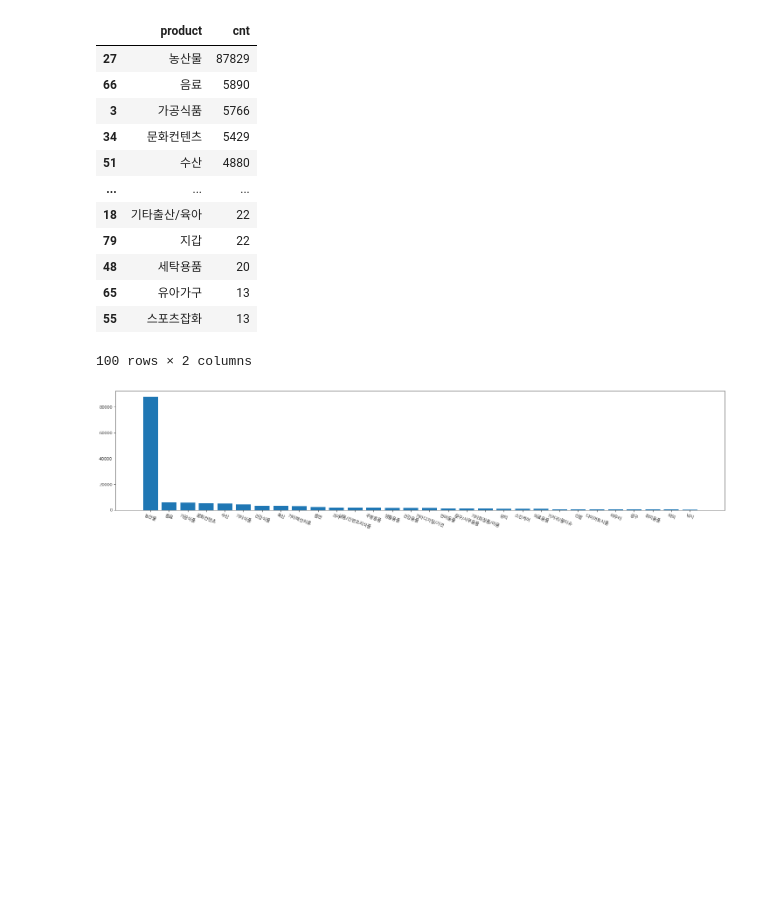
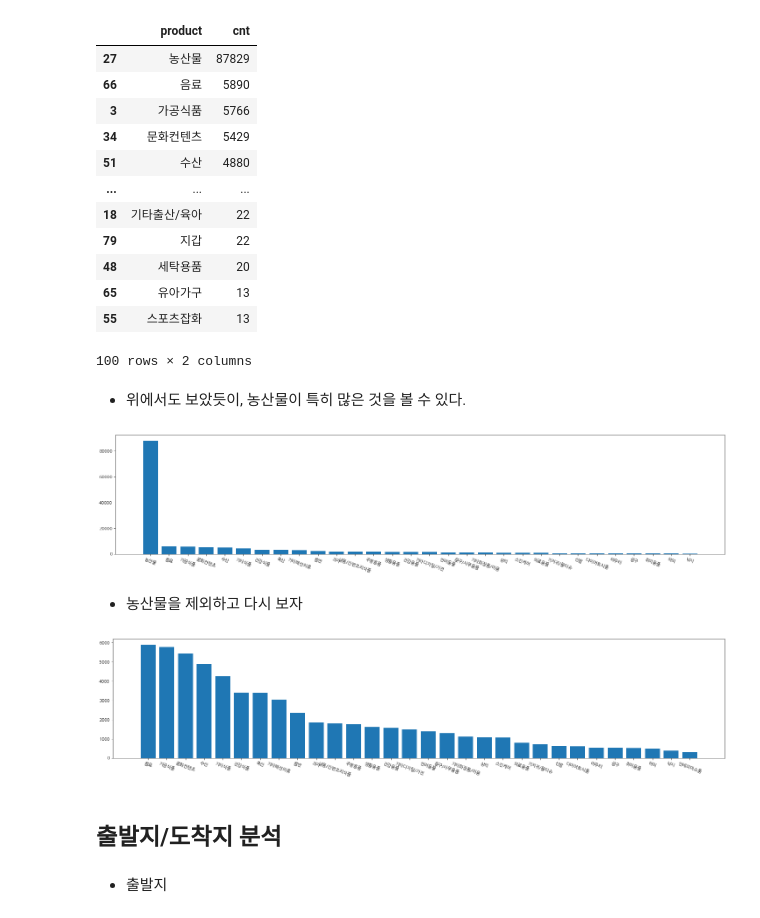
Before and after one commit to seonydg/ml-regression-logistics-distribution-forecast, a Jupyter notebook: Logistics Distribution Forecast Regression Analysis.ipynb, the cells around one changed output. Drawn from its saved outputs; the diff is of its cells as text; code cells hidden in the pictures; blank space fills up the shorter version.

```diff
--- a/Logistics Distribution Forecast Regression Analysis.ipynb
+++ b/Logistics Distribution Forecast Regression Analysis.ipynb
@@ -172,5 +218,7 @@ df_cnt
 | 65 | 유아가구 | 13 |
 | 55 | 스포츠잡화 | 13 |
 100 rows × 2 columns
+# %% [markdown]
+- 위에서도 보았듯이, 농산물이 특히 많은 것을 볼 수 있다.
 # %%
 plt.bar(df_cnt['product'][0:30], df_cnt['cnt'][0:30], label='cnt')
@@ -179,3 +227,16 @@ plt.gcf().set_size_inches(25, 5)
 plt.show()
 # %% [output]
 [figure]
+# %% [markdown]
+- 농산물을 제외하고 다시 보자
+# %%
+plt.bar(df_cnt['product'][1:31], df_cnt['cnt'][1:31], label='cnt')
+plt.xticks(rotation =-20)
+plt.gcf().set_size_inches(25, 5)
+plt.show()
+# %% [output]
+[figure, added]
+# %% [markdown]
+## 출발지/도착지 분석
+# %% [markdown]
+- 출발지
```
Also changed, not shown: parts of 35 cells of this notebook.
